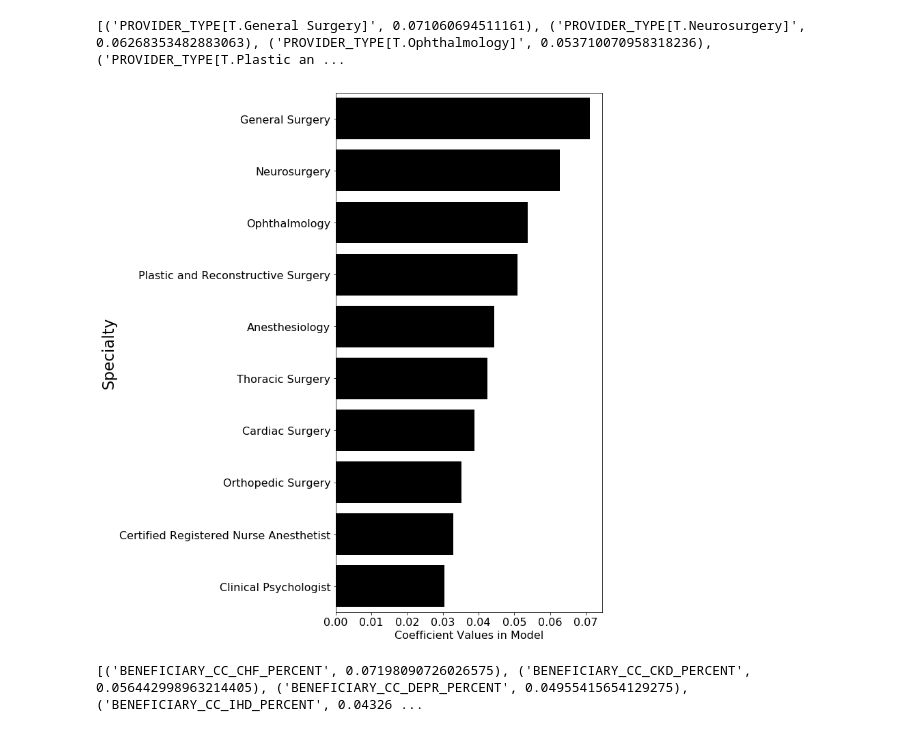
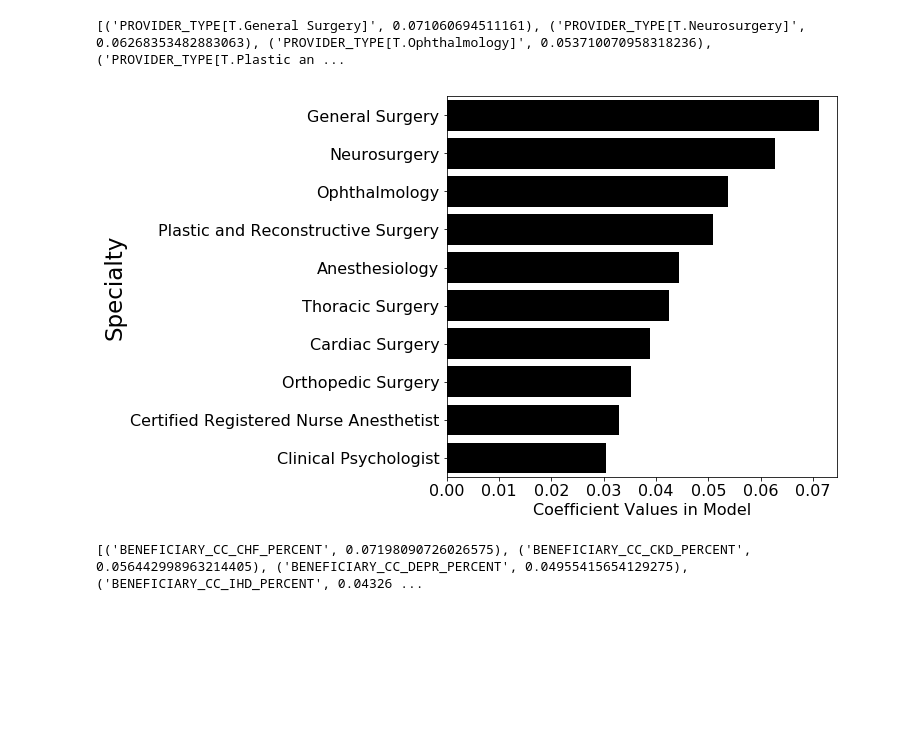
Before and after one commit to tcbonds/medicare-cost-predictor, a Jupyter notebook: 3_Determining_Feature_Importance.ipynb, the cells around one changed output. Cells and saved outputs as stored; diff of their text form; code cells hidden in the pictures; blank space fills up the shorter version.

```diff
--- a/3_Determining_Feature_Importance.ipynb
+++ b/3_Determining_Feature_Importance.ipynb
@@ -92,17 +92,17 @@ top_specialties = pd.DataFrame(top_specialties[:10])
 # %% [output]
 [('PROVIDER_TYPE[T.General Surgery]', 0.071060694511161), ('PROVIDER_TYPE[T.Neurosurgery]', 0.06268353482883063), ('PROVIDER_TYPE[T.Ophthalmology]', 0.053710070958318236), ('PROVIDER_TYPE[T.Plastic an ...
 # %%
-plt.figure(figsize=(7,14))
+plt.figure(figsize=(7,7))
 sns.barplot(y= top_specialties.iloc[:,0],x= top_specialties.iloc[:,1], orient="h", color="black")
 plt.xlabel('Coefficient Values in Model', fontsize=16)
 plt.yticks(ticks=range(10), labels=['General Surgery','Neurosurgery','Ophthalmology',
                    'Plastic and Reconstructive Surgery','Anesthesiology',
                    'Thoracic Surgery','Cardiac Surgery','Orthopedic Surgery',
                    'Certified Registered Nurse Anesthetist','Clinical Psychologist'])
 plt.ylabel('Specialty', fontsize=23)
 plt.tick_params(axis='both', which='major', labelsize=16);
 # %% [output]
-[figure, old version]
+[figure, new version]
 # %%
 # Most Important Medical Conditions
 top_med = []
```
Also changed, not shown: parts of 2 cells of this notebook, 1 other file.
